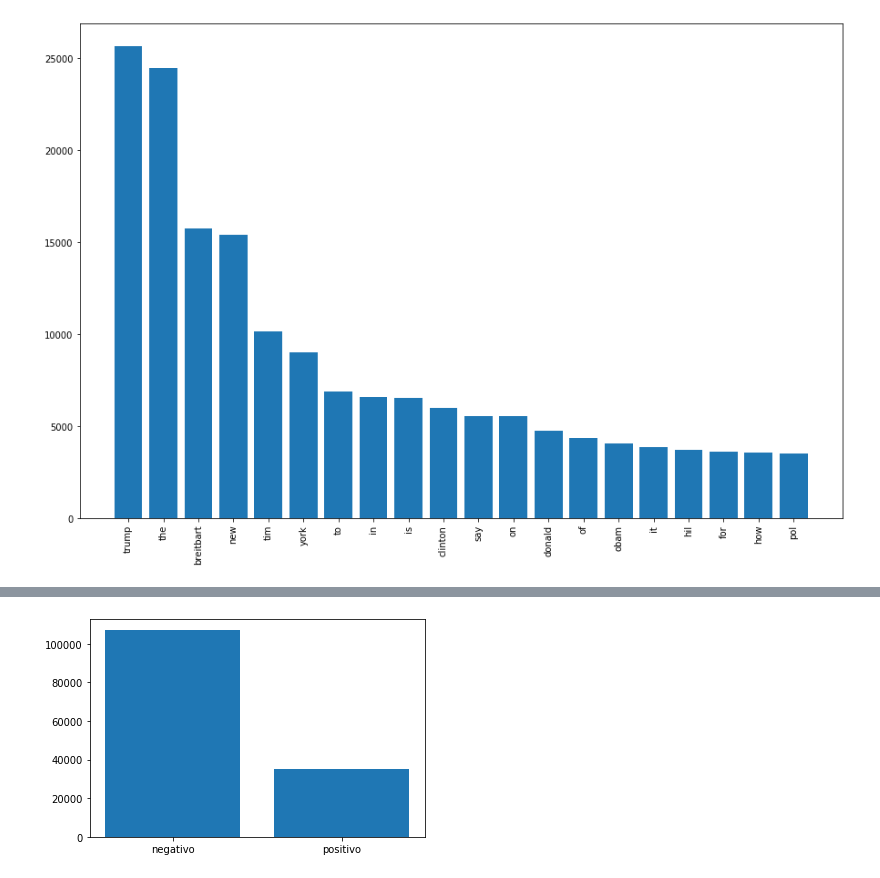
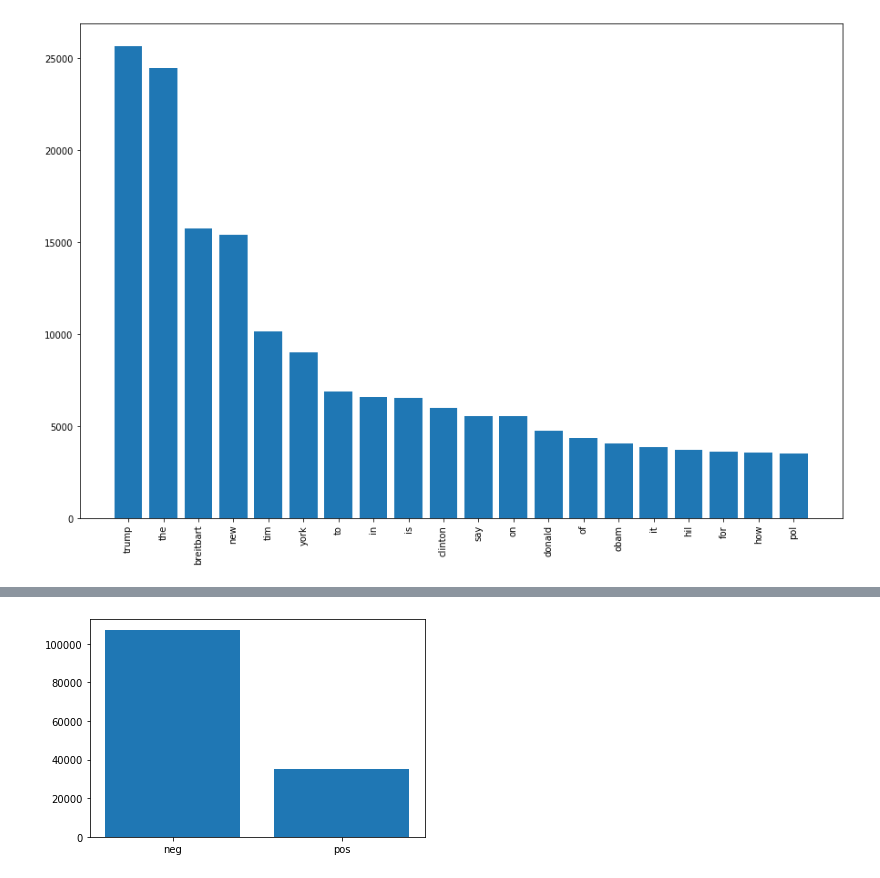
Before and after one commit to franco18/st1800eafit-final, a Jupyter notebook: AnalisisDescriptivoJuli.ipynb, the cells around one changed output, grey strips where cells are left out. Saved outputs shown, nothing was run; the diff lists cells and outputs as text; code cells hidden in the pictures.

Commit message:
sentimientos

```diff
--- a/AnalisisDescriptivoJuli.ipynb
+++ b/AnalisisDescriptivoJuli.ipynb
@@ -263,13 +247,4 @@ def sentiment_func(lyrics):
     except:
         return None
 # %%
-df['sentimientos'] = df2[df2.columns[1]].apply(sentiment_func)
+df['polaridad'] = df2[df2.columns[1]].apply(sentiment_func)
-# %%
-df['sentimientos'][0][0]
-
-df['polaridad'] = df['sentimientos'].apply(lambda x: x[0])
-df['Subjetividad'] = df['sentimientos'].apply(lambda x: x[1])
-# %%
-Result=['positivo' if x>0 else "negativo" for x in df['polaridad']]
-df['feeling']=Result
-df.head()
@@ -282,0 +251,3 @@ df.head()
+# %%
+df['Sentimientos'] = np.where(df['polaridad']>0,'pos','neg')
+df.head()
@@ -283,11 +261,11 @@ df.head()
 # %%
 import numpy as np
-labels, counts = np.unique(Result, return_counts=True)
+labels, counts = np.unique(df['Sentimientos'], return_counts=True)
 plt.bar(labels, counts, align='center')
 plt.gca().set_xticks(labels)
 plt.show()
 # %% [output]
-[figure, old version]
+[figure, new version]
 # %%
 ls=df.iloc[:,[2,11]].values.tolist()
 # %%
```
Also changed, not shown: parts of 9 cells of this notebook.
